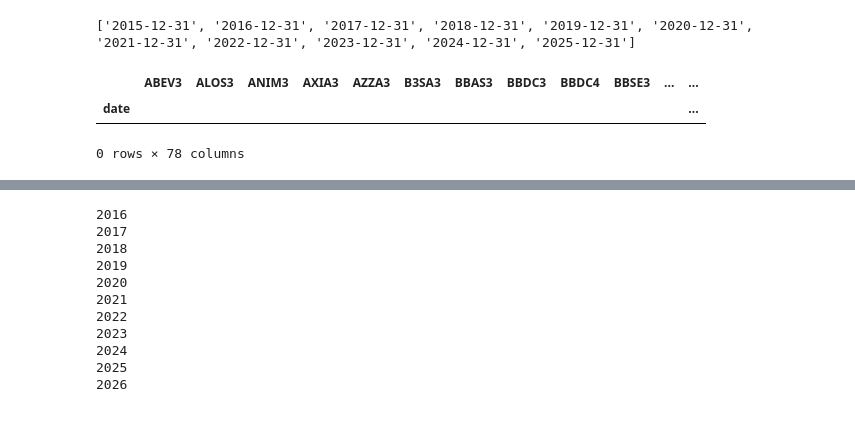
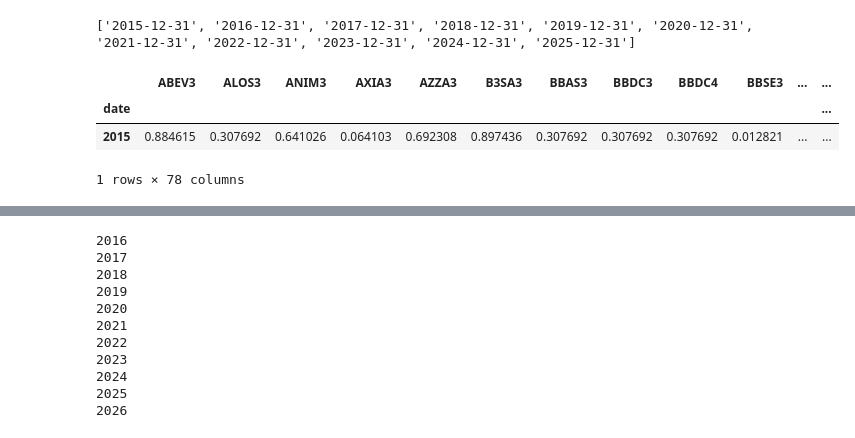
Before and after one commit to JoaoNogaroli/mestrado, a Jupyter notebook: Disciplina-atellier/mestrado/otimizacao_principal_mf.ipynb, the cells around one changed output, grey strips where cells are left out. Drawn from its saved outputs; the diff is of its cells as text; code cells hidden in the pictures.

```diff
--- a/Disciplina-atellier/mestrado/otimizacao_principal_mf.ipynb
+++ b/Disciplina-atellier/mestrado/otimizacao_principal_mf.ipynb
@@ -129,9 +127,10 @@ print(anos)
 # %% [output]
 ['2015-12-31', '2016-12-31', '2017-12-31', '2018-12-31', '2019-12-31', '2020-12-31', '2021-12-31', '2022-12-31', '2023-12-31', '2024-12-31', '2025-12-31']
 # %%
-score_usado = score_todos_anos[score_todos_anos.index.isin(['2015'])]
+score_usado = score_todos_anos[score_todos_anos.index.isin([2015])]
 score_usado
 # %% [output]
 |  | ABEV3 | ALOS3 | ANIM3 | AXIA3 | AZZA3 | B3SA3 | BBAS3 | BBDC3 | BBDC4 | BBSE3 | ... | ... |
 | date |  |  |  |  |  |  |  |  |  |  |  | ... |
+| 2015 | 0.884615 | 0.307692 | 0.641026 | 0.064103 | 0.692308 | 0.897436 | 0.307692 | 0.307692 | 0.307692 | 0.012821 | ... | ... |
-0 rows × 78 columns
+1 rows × 78 columns
```
Also changed, not shown: parts of 6 cells of this notebook, 38 other files.
